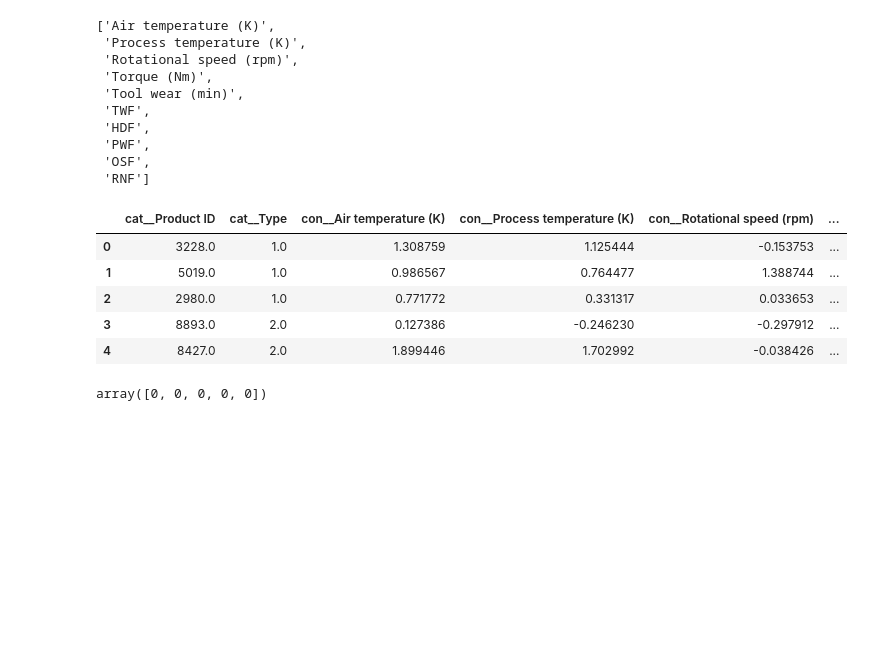
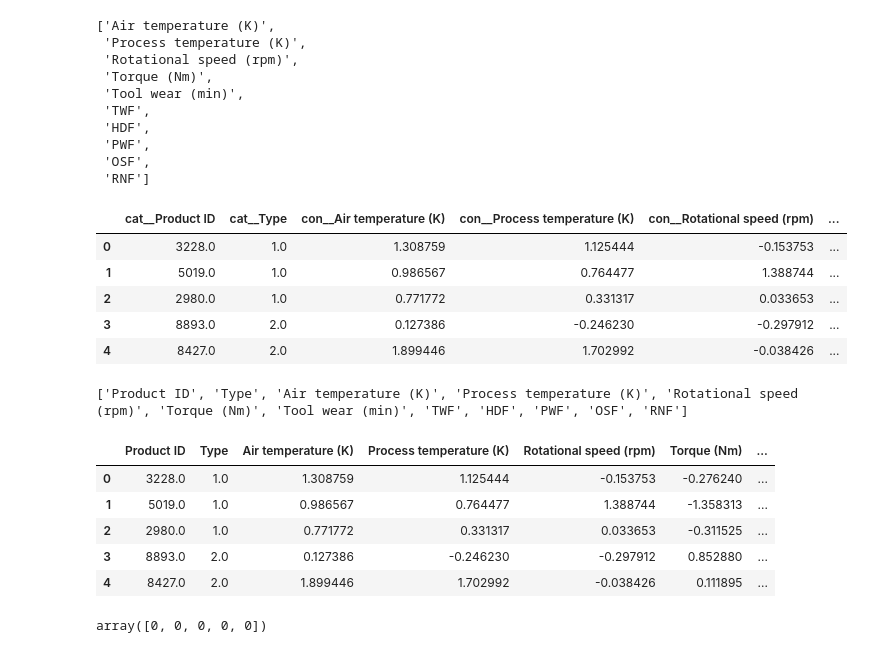
Before and after one commit to ganesh-207/Machine_learning, a Jupyter notebook: Machine_Failure_Predition.ipynb, the cells around one changed output. Drawn from its saved outputs; the diff is of its cells as text; code cells hidden in the pictures; blank space fills up the shorter version.

```diff
--- a/Machine_Failure_Predition.ipynb
+++ b/Machine_Failure_Predition.ipynb
@@ -627,6 +639,25 @@ df2_pre.head()
 | 2 | 2980.0 | 1.0 | 0.771772 | 0.331317 | 0.033653 | ... |
 | 3 | 8893.0 | 2.0 | 0.127386 | -0.246230 | -0.297912 | ... |
 | 4 | 8427.0 | 2.0 | 1.899446 | 1.702992 | -0.038426 | ... |
+# %%
+# Cleaning column names
+new_cols = []
+for i in df2_pre.columns:
+    c = i.split('__')[-1]
+    new_cols.append(c)
+print(new_cols)
+
+# Assigning cleaned column names to xnew_preprocessor
+df2_pre.columns = new_cols
+df2_pre.head()
+# %% [output]
+['Product ID', 'Type', 'Air temperature (K)', 'Process temperature (K)', 'Rotational speed (rpm)', 'Torque (Nm)', 'Tool wear (min)', 'TWF', 'HDF', 'PWF', 'OSF', 'RNF']
+|  | Product ID | Type | Air temperature (K) | Process temperature (K) | Rotational speed (rpm) | Torque (Nm) | ... |
+| 0 | 3228.0 | 1.0 | 1.308759 | 1.125444 | -0.153753 | -0.276240 | ... |
+| 1 | 5019.0 | 1.0 | 0.986567 | 0.764477 | 1.388744 | -1.358313 | ... |
+| 2 | 2980.0 | 1.0 | 0.771772 | 0.331317 | 0.033653 | -0.311525 | ... |
+| 3 | 8893.0 | 2.0 | 0.127386 | -0.246230 | -0.297912 | 0.852880 | ... |
+| 4 | 8427.0 | 2.0 | 1.899446 | 1.702992 | -0.038426 | 0.111895 | ... |
 # %%
 machine_failure_prediction = final_model.predict(df2_pre)
 machine_failure_prediction[:5]
```
Also changed, not shown: parts of 9 cells of this notebook.
